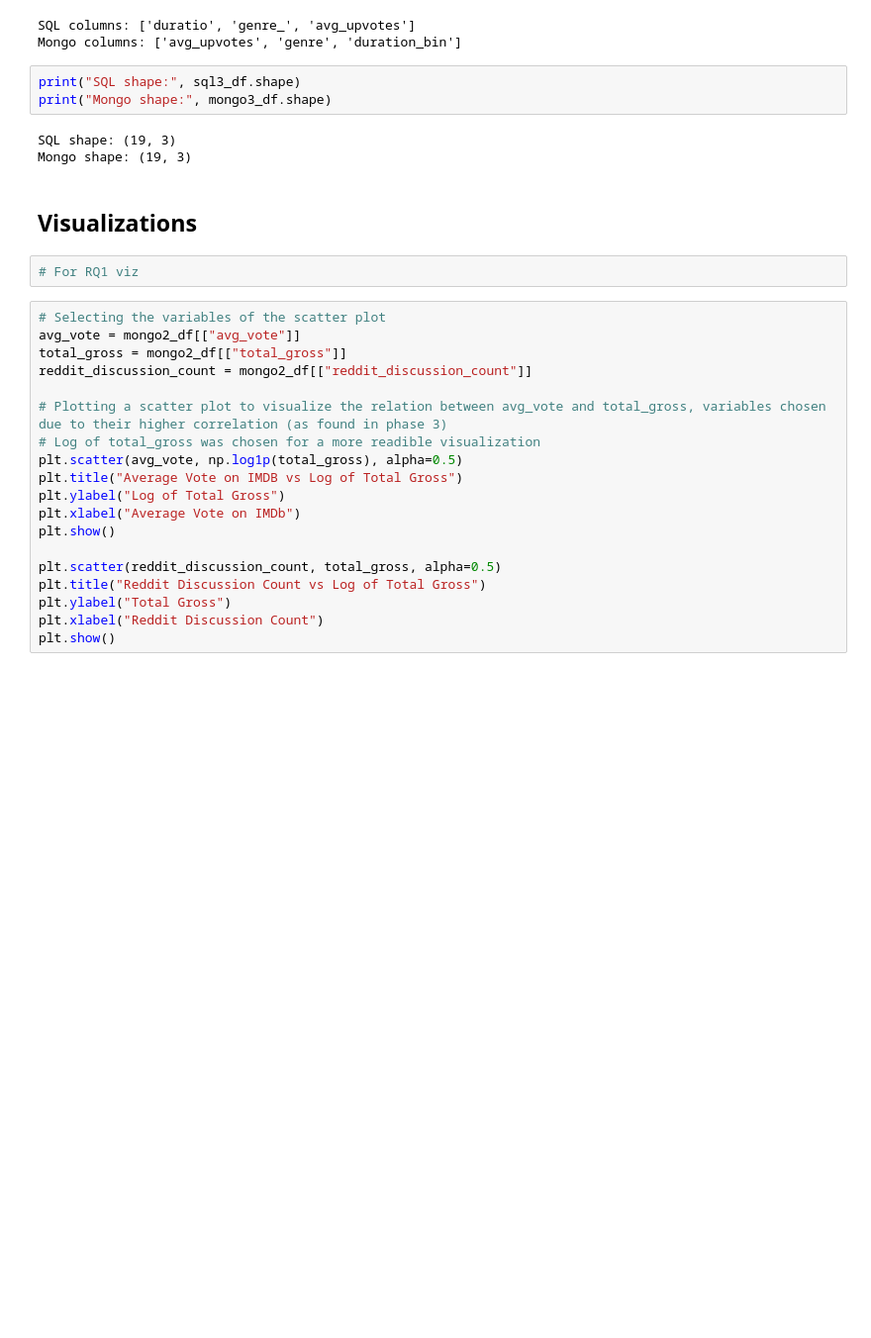
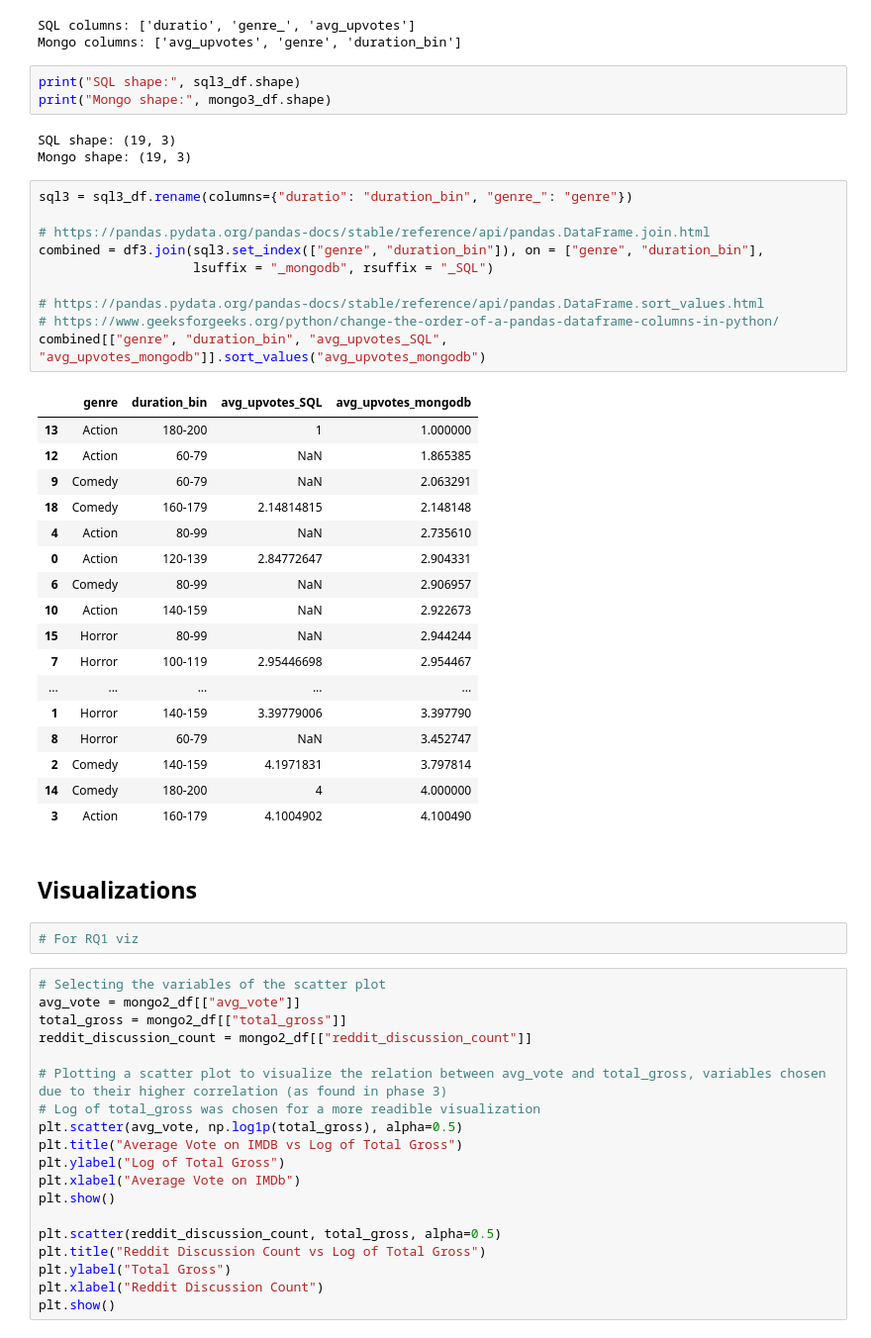
Before and after one commit to snowy17037/cpsc368_group-project, a Jupyter notebook: phase4_analysis.ipynb, the cells around one changed output. Shown at 99% size. Cells and saved outputs as stored; diff of their text form; blank space fills up the shorter version.

```diff
--- a/phase4_analysis.ipynb
+++ b/phase4_analysis.ipynb
@@ -477,6 +477,34 @@ print("Mongo shape:", mongo3_df.shape)
 # %% [output]
 SQL shape: (19, 3)
 Mongo shape: (19, 3)
+# %%
+sql3 = sql3_df.rename(columns={"duratio": "duration_bin", "genre_": "genre"})
+
+# https://pandas.pydata.org/pandas-docs/stable/reference/api/pandas.DataFrame.join.html
+combined = df3.join(sql3.set_index(["genre", "duration_bin"]), on = ["genre", "duration_bin"],
+                    lsuffix = "_mongodb", rsuffix = "_SQL")
+
+# https://pandas.pydata.org/pandas-docs/stable/reference/api/pandas.DataFrame.sort_values.html
+# https://www.geeksforgeeks.org/python/change-the-order-of-a-pandas-dataframe-columns-in-python/
+combined[["genre", "duration_bin", "avg_upvotes_SQL", "avg_upvotes_mongodb"]].sort_values("avg_upvotes_mongodb")
+# %% [output]
+|  | genre | duration_bin | avg_upvotes_SQL | avg_upvotes_mongodb |
+| 13 | Action | 180-200 | 1 | 1.000000 |
+| 12 | Action | 60-79 | NaN | 1.865385 |
+| 9 | Comedy | 60-79 | NaN | 2.063291 |
+| 18 | Comedy | 160-179 | 2.14814815 | 2.148148 |
+| 4 | Action | 80-99 | NaN | 2.735610 |
+| 0 | Action | 120-139 | 2.84772647 | 2.904331 |
+| 6 | Comedy | 80-99 | NaN | 2.906957 |
+| 10 | Action | 140-159 | NaN | 2.922673 |
+| 15 | Horror | 80-99 | NaN | 2.944244 |
+| 7 | Horror | 100-119 | 2.95446698 | 2.954467 |
+| ... | ... | ... | ... | ... |
+| 1 | Horror | 140-159 | 3.39779006 | 3.397790 |
+| 8 | Horror | 60-79 | NaN | 3.452747 |
+| 2 | Comedy | 140-159 | 4.1971831 | 3.797814 |
+| 14 | Comedy | 180-200 | 4 | 4.000000 |
+| 3 | Action | 160-179 | 4.1004902 | 4.100490 |
 # %% [markdown]
 ## Visualizations
 # %%
```
Also changed, not shown: parts of 1 cell of this notebook, 1 other file.
